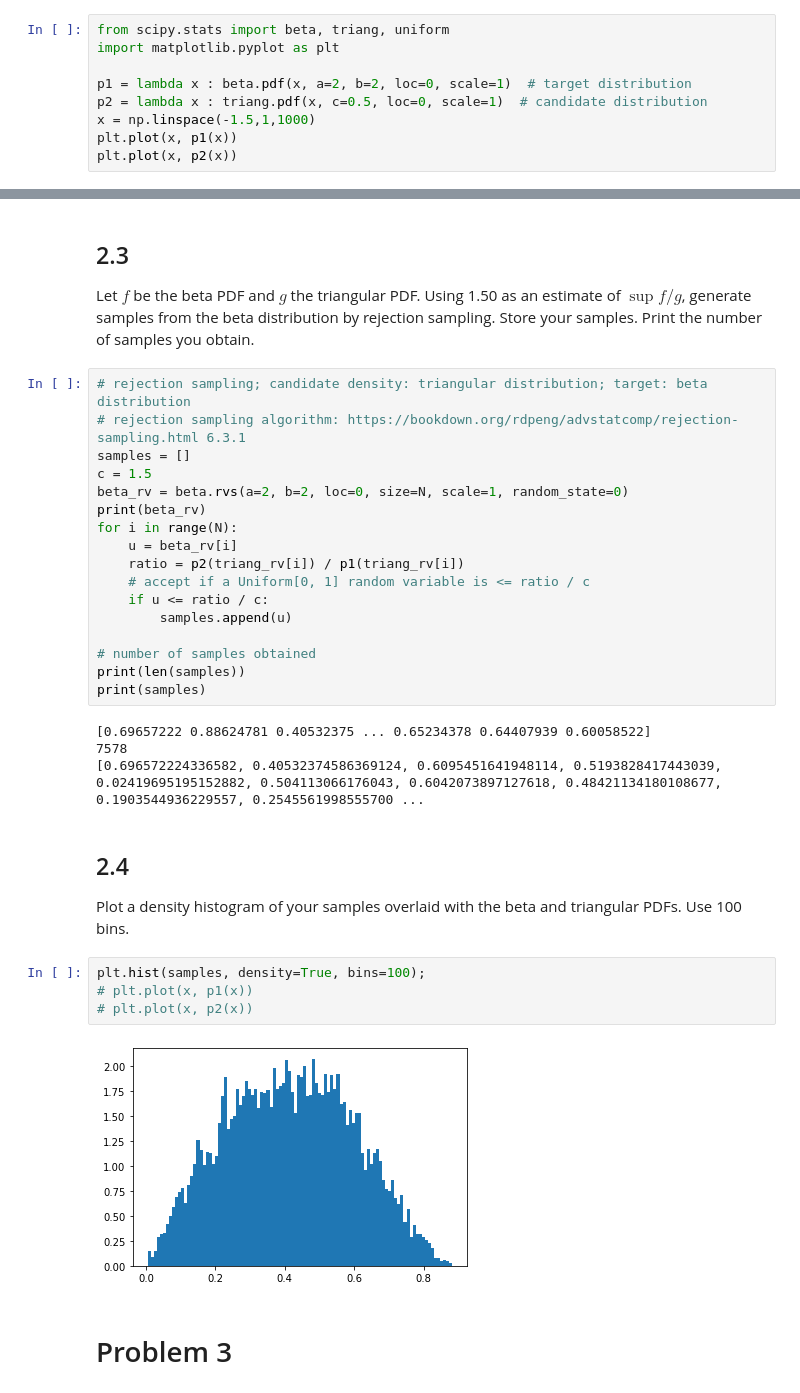
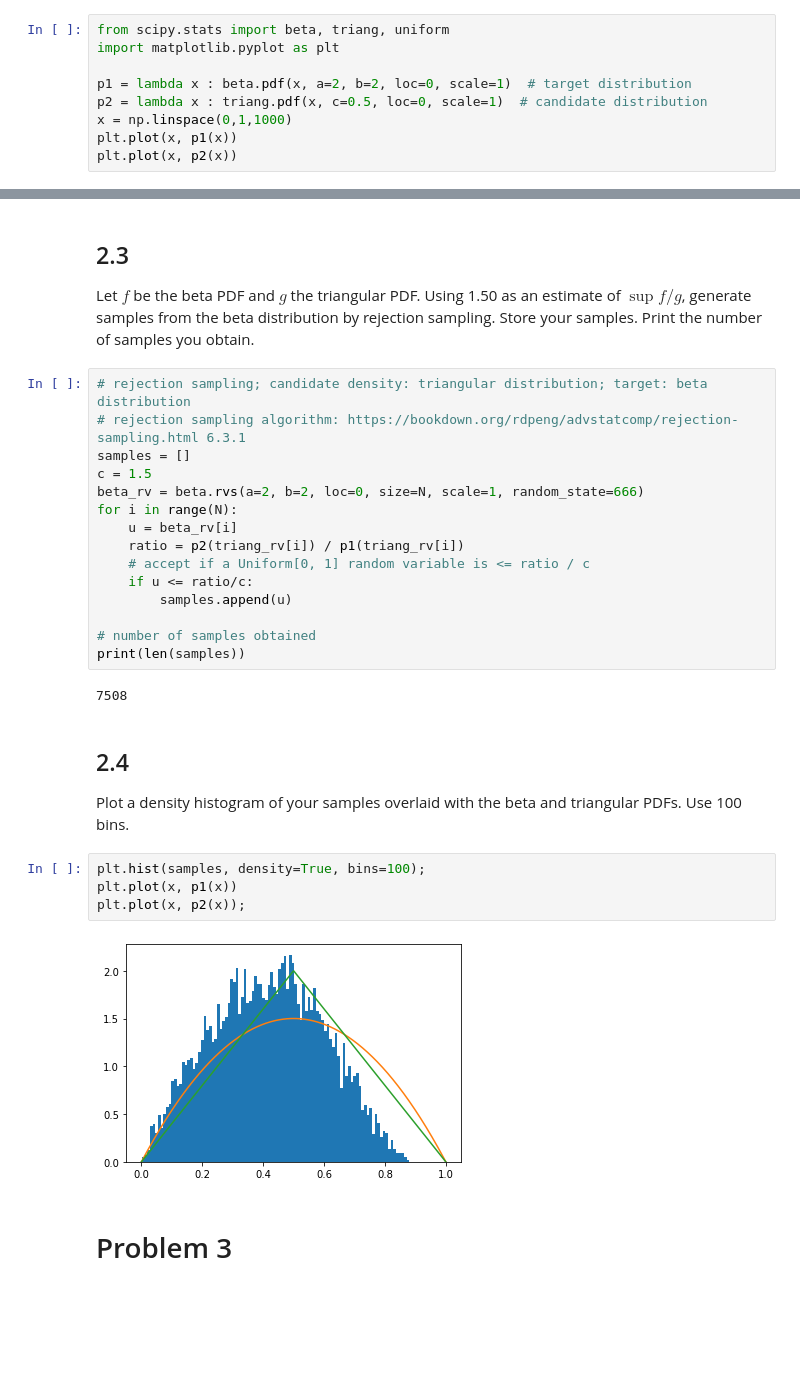
Before and after one commit to g7an/Intro-to-Data-Science, a Jupyter notebook: hw1_problems.ipynb, the cells around one changed output, grey strips where cells are left out. Cells and saved outputs as stored; diff of their text form; blank space fills up the shorter version.

```diff
--- a/hw1_problems.ipynb
+++ b/hw1_problems.ipynb
@@ -156,7 +156,7 @@ import matplotlib.pyplot as plt
 
 p1 = lambda x : beta.pdf(x, a=2, b=2, loc=0, scale=1)  # target distribution
 p2 = lambda x : triang.pdf(x, c=0.5, loc=0, scale=1)  # candidate distribution
-x = np.linspace(-1.5,1,1000)
+x = np.linspace(0,1,1000)
 plt.plot(x, p1(x))
 plt.plot(x, p2(x))
 # %% [output]
@@ -184,31 +184,27 @@ Let $f$ be the beta PDF and $g$ the triangular PDF. Using 1.50 as an estimate of
 # rejection sampling algorithm: https://bookdown.org/rdpeng/advstatcomp/rejection-sampling.html 6.3.1
 samples = []
 c = 1.5
-beta_rv = beta.rvs(a=2, b=2, loc=0, size=N, scale=1, random_state=0)
-print(beta_rv)
+beta_rv = beta.rvs(a=2, b=2, loc=0, size=N, scale=1, random_state=666)
 for i in range(N):
     u = beta_rv[i]
     ratio = p2(triang_rv[i]) / p1(triang_rv[i])
     # accept if a Uniform[0, 1] random variable is <= ratio / c
-    if u <= ratio / c:
+    if u <= ratio/c:
         samples.append(u)
 
 # number of samples obtained
 print(len(samples))
-print(samples)
 # %% [output]
-[0.69657222 0.88624781 0.40532375 ... 0.65234378 0.64407939 0.60058522]
-7578
-[0.696572224336582, 0.40532374586369124, 0.6095451641948114, 0.5193828417443039, 0.02419695195152882, 0.504113066176043, 0.6042073897127618, 0.48421134180108677, 0.1903544936229557, 0.2545561998555700 ...
+7508
 # %% [markdown]
 ## 2.4
 Plot a density histogram of your samples overlaid with the beta and triangular PDFs. Use 100 bins.
 # %%
 plt.hist(samples, density=True, bins=100);
-# plt.plot(x, p1(x))
-# plt.plot(x, p2(x))
+plt.plot(x, p1(x))
+plt.plot(x, p2(x));
 # %% [output]
-[figure, old version]
+[figure, new version]
 # %% [markdown]
 # Problem 3
 # %% [markdown]
```
Also changed, not shown: parts of 4 cells of this notebook.
